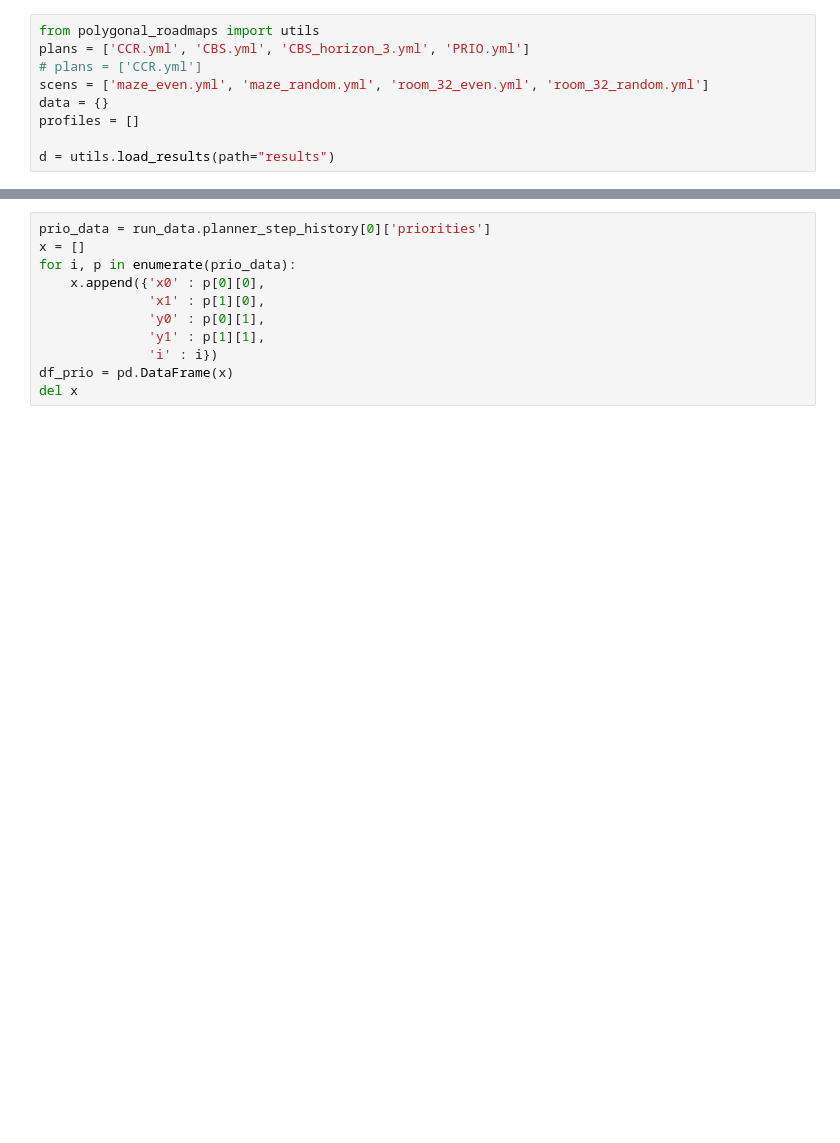
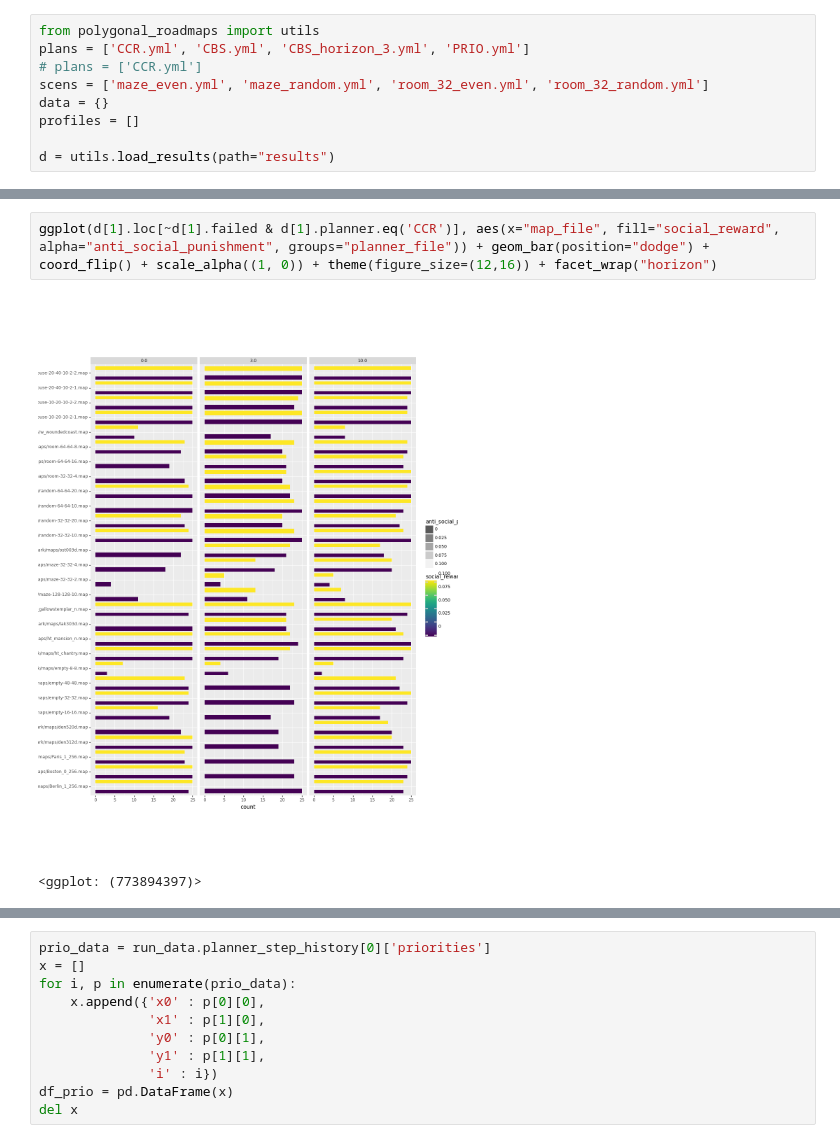
Before and after one commit to ovgu-FINken/polygonal_roadmaps, a Jupyter notebook: Pathfinding.ipynb, the cells around one changed output, grey strips where cells are left out. Cells and saved outputs as stored; diff of their text form; blank space fills up the shorter version.

```diff
--- a/Pathfinding.ipynb
+++ b/Pathfinding.ipynb
@@ -51,0 +64,5 @@ ggplot(d[1].loc[~d[1].failed], aes(x="map_file")) + geom_bar() + coord_flip() +
+# %%
+ggplot(d[1].loc[~d[1].failed & d[1].planner.eq('CCR')], aes(x="map_file", fill="social_reward", alpha="anti_social_punishment", groups="planner_file")) + geom_bar(position="dodge") + coord_flip() + scale_alpha((1, 0)) + theme(figure_size=(12,16)) + facet_wrap("horizon")
+# %% [output]
+[figure, added]
+<ggplot: (773894397)>
```
Also changed, not shown: parts of 9 cells of this notebook, 8 other files.
